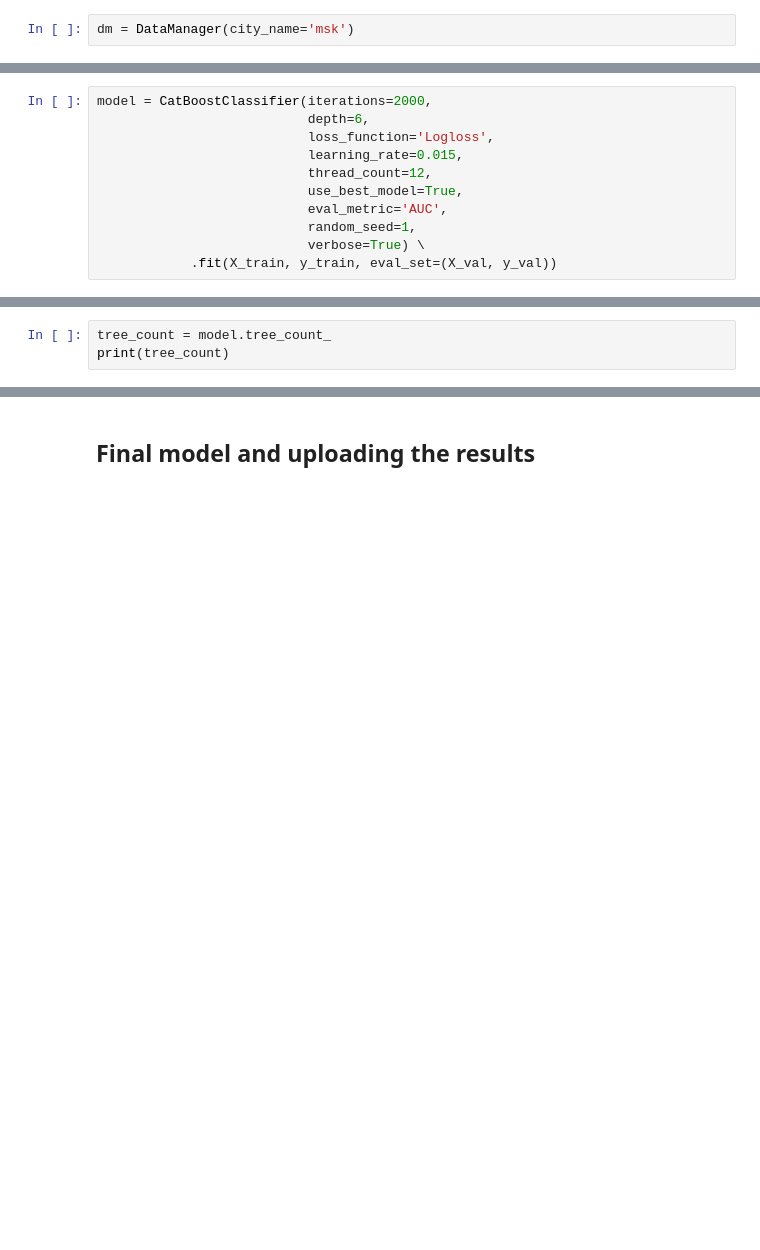
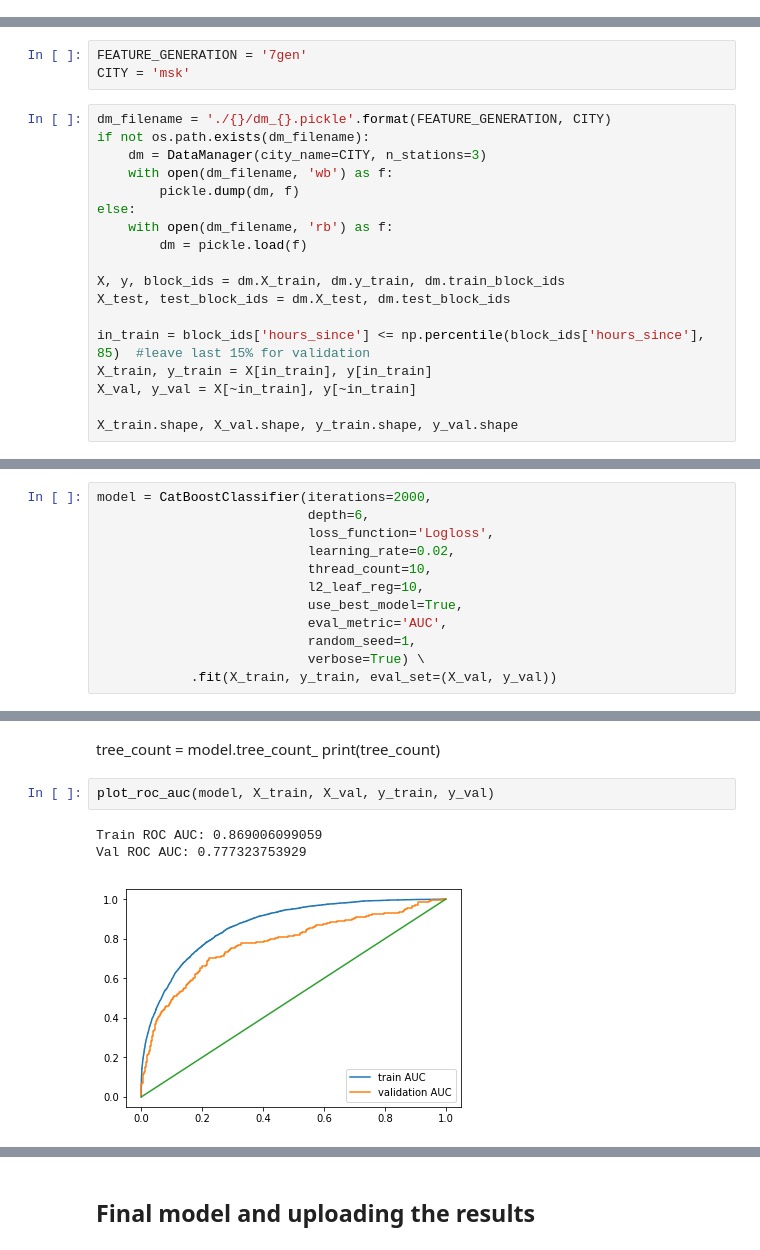
Before and after one commit to karfly/yandex_weather_hackathon, a Jupyter notebook: catboost_msk.ipynb, the cells around one changed output, grey strips where cells are left out. Saved outputs shown, nothing was run; the diff lists cells and outputs as text; blank space fills up the shorter version.

```diff
--- a/catboost_msk.ipynb
+++ b/catboost_msk.ipynb
@@ -42,2 +16,0 @@ def plot_feature_importances(model, X):
-# %%
-dm = DataManager(city_name='msk')
@@ -56,0 +17,21 @@ X_train.shape, X_val.shape, y_train.shape, y_val.shape
+# %%
+FEATURE_GENERATION = '7gen'
+CITY = 'msk'
+# %%
+dm_filename = './{}/dm_{}.pickle'.format(FEATURE_GENERATION, CITY)
+if not os.path.exists(dm_filename):
+    dm = DataManager(city_name=CITY, n_stations=3)
+    with open(dm_filename, 'wb') as f:
+        pickle.dump(dm, f)
+else:
+    with open(dm_filename, 'rb') as f:
+        dm = pickle.load(f)
+
+X, y, block_ids = dm.X_train, dm.y_train, dm.train_block_ids
+X_test, test_block_ids = dm.X_test, dm.test_block_ids
+
+in_train = block_ids['hours_since'] <= np.percentile(block_ids['hours_since'], 85)  #leave last 15% for validation
+X_train, y_train = X[in_train], y[in_train]
+X_val, y_val = X[~in_train], y[~in_train]
+
+X_train.shape, X_val.shape, y_train.shape, y_val.shape
@@ -58,8 +74,9 @@ X_train.shape, X_val.shape, y_train.shape, y_val.shape
 model = CatBoostClassifier(iterations=2000,
                            depth=6,
                            loss_function='Logloss',
-                           learning_rate=0.015,
-                           thread_count=12,
+                           learning_rate=0.02,
+                           thread_count=10,
+                           l2_leaf_reg=10,
                            use_best_model=True,
                            eval_metric='AUC',
                            random_seed=1,
@@ -68,3 +103,9 @@ model = CatBoostClassifier(iterations=2000,
-# %%
-tree_count = model.tree_count_
-print(tree_count)
+# %% [markdown]
+tree_count = model.tree_count_
+print(tree_count)
+# %%
+plot_roc_auc(model, X_train, X_val, y_train, y_val)
+# %% [output]
+Train ROC AUC: 0.869006099059
+Val ROC AUC: 0.777323753929
+[figure, added]
```
Also changed, not shown: parts of 21 cells of this notebook, 7 other files.
